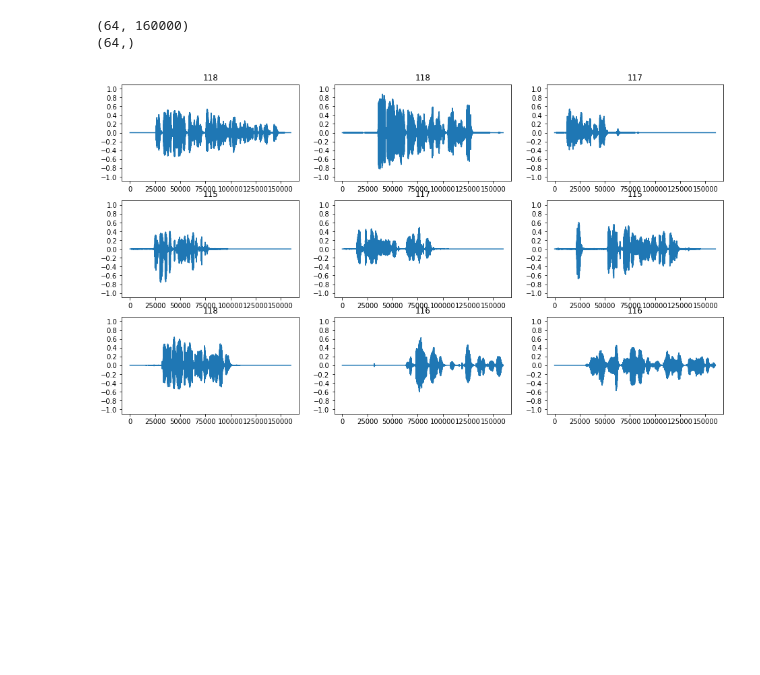
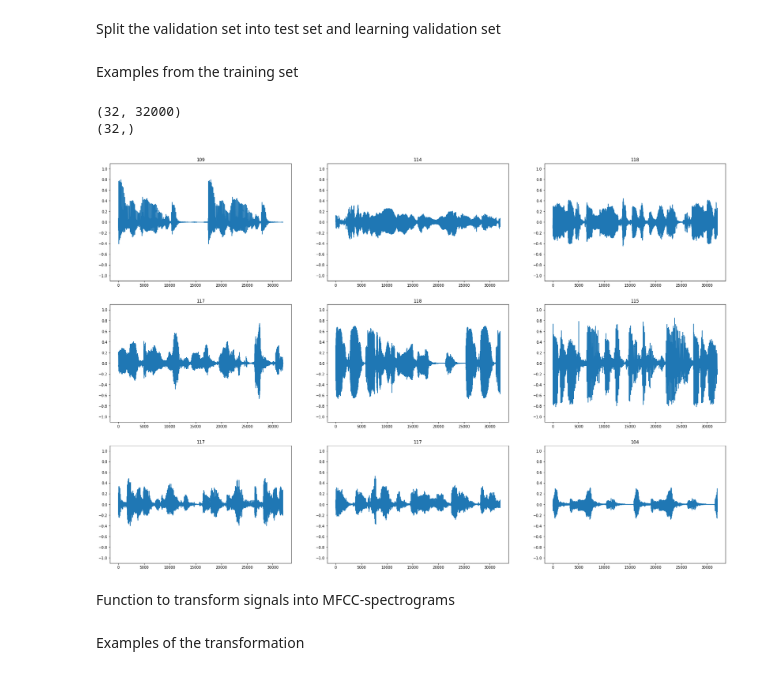
Before and after one commit to AKaronen/SpeechRecognition, a Jupyter notebook: scripts/recognizer.ipynb, the cells around one changed output. Saved outputs shown, nothing was run; the diff lists cells and outputs as text; code cells hidden in the pictures; blank space fills up the shorter version.

```diff
--- a/scripts/recognizer.ipynb
+++ b/scripts/recognizer.ipynb
@@ -80,13 +26,0 @@ Transform the MP3-files into .wav format (set transform to __True__ if data is n
-# %%
-
-transform = True
-i = 1
-if(transform):
-    directory = "./Data/fin/cv-corpus-12.0-2022-12-07/fi/clips/"
-    for filename in os.listdir(directory):
-        f = os.path.join(directory, filename)
-        # checking if it is a file
-        if(os.path.isfile(f) and not (data.path[data.path == filename].empty)):
-            i+=1
-            print(i)
-            mp3_to_wav(f)
@@ -121,24 +29,32 @@ for path in validation.path:
 # %%
+
+# Fetch the sampling rate and shape of the signals
+audio_file = "../Data/fin/cv-corpus-12.0-2022-12-07/fi/wavs/s_trimmed_training_set/97/common_voice_fi_23642710.wav"
+
+signal, sr = librosa.load(audio_file, sr=None)
+batch_size = 32
+print(signal.shape, sr)
+
 train_ds = tf.keras.utils.audio_dataset_from_directory(
-    directory = ".\\Data\\fin\\cv-corpus-12.0-2022-12-07\\fi\\wavs\\training_set\\",
+    directory = "../Data/fin/cv-corpus-12.0-2022-12-07/fi/wavs/s_trimmed_training_set/",
     labels='inferred',
     label_mode='int',
-    batch_size=64,
-    output_sequence_length=10*16000,
+    output_sequence_length=signal.shape[0],
+    batch_size=batch_size,
     shuffle=True,
     seed=seed,
 )
 
 val_ds = tf.keras.utils.audio_dataset_from_directory(
-    directory = ".\\Data\\fin\\cv-corpus-12.0-2022-12-07\\fi\\wavs\\validation_set\\",
+    directory="../Data/fin/cv-corpus-12.0-2022-12-07/fi/wavs/s_trimmed_validation_set/",
     labels='inferred',
     label_mode='int',
-    batch_size=64,
-    output_sequence_length=10*16000,
+    output_sequence_length=signal.shape[0],
+    batch_size=batch_size,
     shuffle=True,
     seed=seed,
 )
 
 label_names = np.array(train_ds.class_names)
-train_ds.element_spec
+val_ds
 # %% [output]
@@ -149,38 +67,43 @@ Found 1384 files belonging to 119 classes.
 # %%
 def squeeze(audio, labels):
-    audio = tf.squeeze(audio, axis=-1)
+    audio = tf.squeeze(audio)
     return audio, labels
 
 train_ds = train_ds.map(squeeze, tf.data.AUTOTUNE)
 val_ds = val_ds.map(squeeze, tf.data.AUTOTUNE)
+# %% [markdown]
+Split the validation set into test set and learning validation set
 # %%
 test_ds = val_ds.shard(num_shards=2, index=0)
 val_ds = val_ds.shard(num_shards=2, index=1)
+# %% [markdown]
+Examples from the training set
 # %%
 for example_audio, example_labels in train_ds.take(1):
   print(example_audio.shape)
   print(example_labels.shape)
 # %% [output]
-(64, 160000)
-(64,)
+(32, 32000)
+(32,)
 # %%
 rows = 3
 cols = 3
 n = rows * cols
-fig, axes = plt.subplots(rows, cols, figsize=(16, 9))
+with plt.rc_context({'axes.edgecolor': 'black', 'xtick.color': 'black', 'ytick.color': 'black', 'figure.facecolor': 'white'}):
+  fig, axes = plt.subplots(rows, cols, figsize=(30, 20))
 
 for i in range(n):
-  if i>=n:
+  if i >= n:
     break
   r = i // cols
   c = i % cols
   ax = axes[r][c]
   ax.plot(example_audio[i].numpy())
   ax.set_yticks(np.arange(-1.2, 1.2, 0.2))
   label = label_names[example_labels[i]]
   ax.set_title(label)
-  ax.set_ylim([-1.1,1.1])
+  ax.set_ylim([-1.1, 1.1])
 
 plt.show()
 # %% [output]
-[figure, old version]
+[figure, new version]
@@ -198,0 +110,2 @@ def get_spectrogram(waveform):
+# %% [markdown]
+Function to transform signals into MFCC-spectrograms
@@ -199,3 +132,5 @@ def get_spectrogram(waveform):
+# %% [markdown]
+Examples of the transformation
 # %%
 for i in range(3):
     label = label_names[example_labels[i]]
```
Also changed, not shown: parts of 55 cells of this notebook, 2 other files.
